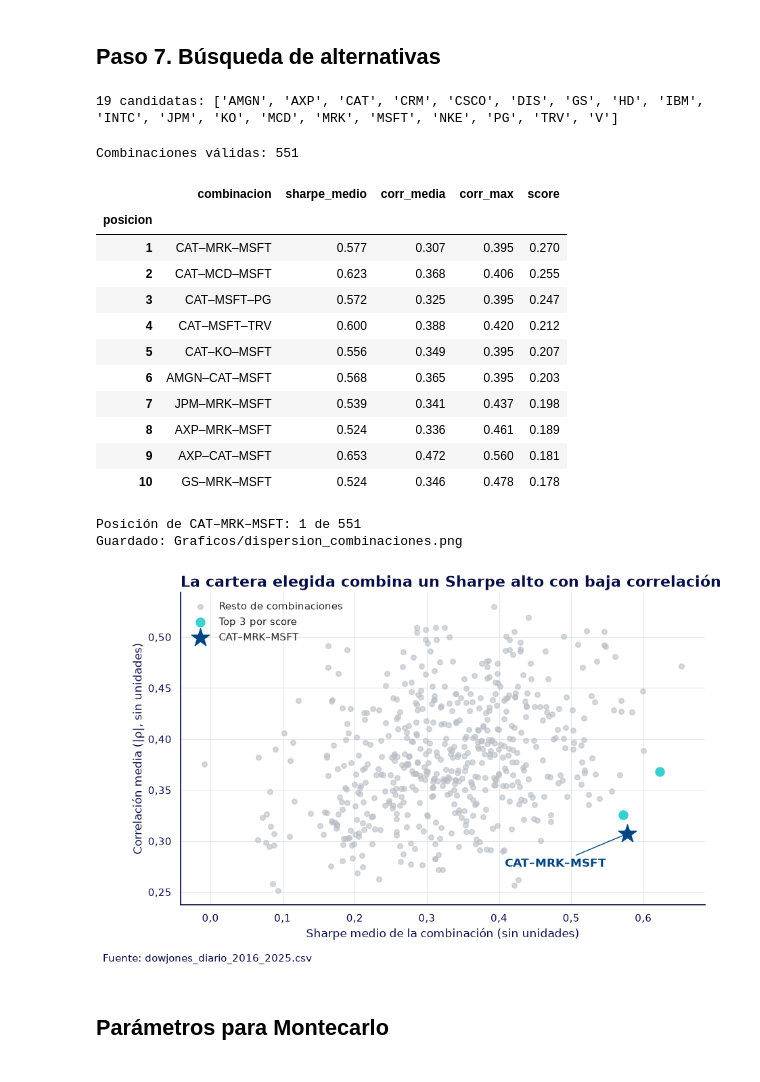
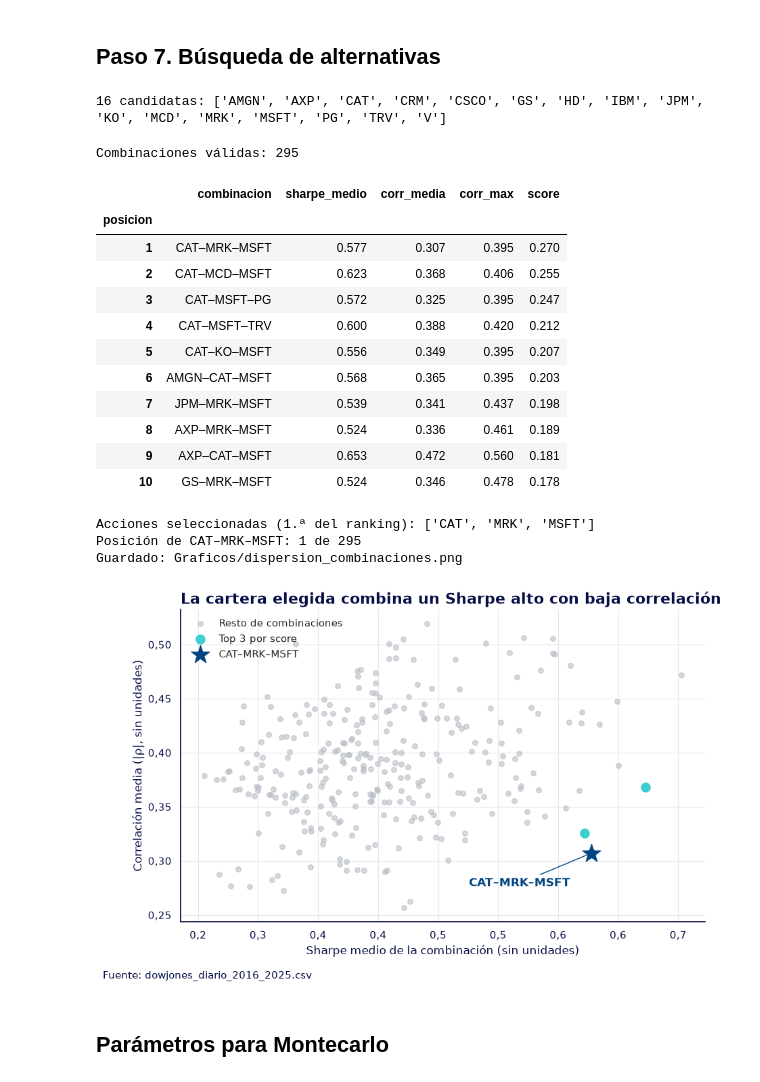
Before and after one commit to danielsoponaru/26_27_R09_Azul_Claro, a Jupyter notebook: seleccion_cartera.ipynb, the cells around one changed output. Drawn from its saved outputs; the diff is of its cells as text; code cells hidden in the pictures.

```diff
--- a/seleccion_cartera.ipynb
+++ b/seleccion_cartera.ipynb
@@ -21,7 +21,7 @@ ruta = 'Datos/Transformados/dowjones_diario_2016_2025.csv'
 dias = 252
 tasa_libre = 0.01
 
-cartera = ['CAT', 'MRK', 'MSFT']
+cartera = ['CAT', 'MRK', 'MSFT']      # el paso 7 comprueba que es la 1.ª del ranking
 
 color_CAT = BBVA['principal']
 color_MRK = BBVA['agua']
@@ -30,7 +30,11 @@ gris = BBVA['gris_dato']
 
 fuente = 'Fuente: dowjones_diario_2016_2025.csv'
 
-excluidas = ['UNH', 'BA', 'MMM', 'JNJ', 'HON', 'CVX', 'VZ', 'AAPL', 'NVDA', 'WMT']
+excluidas = {
+    'UNH': 'Eventos exógenos', 'BA': 'Eventos exógenos', 'MMM': 'Eventos exógenos', 'JNJ': 'Eventos exógenos',
+    'HON': 'Eventos exógenos', 'CVX': 'Eventos exógenos', 'VZ': 'Eventos exógenos', 'AAPL': 'Eventos exógenos',
+    'NVDA': 'Volatilidad excesiva', 'WMT': 'Problemas en sus datos de fechas',
+}
 
 # Sector GICS de cada acción del dataset (INTC y DOW los hemos asignado nosotros)
 sector = {
@@ -206,6 +210,17 @@ metricas['sharpe'] = sharpe
 metricas['sesiones'] = retornos.count()
 metricas['sector'] = metricas.index.map(sector)
 
+corr_abs = retornos.corr().abs()
+n_acciones = len(corr_abs)
+metricas['corr_media'] = (corr_abs.sum() - 1) / (n_acciones - 1)
+metricas['corr_max'] = (corr_abs - np.eye(n_acciones)).max()
+
+metricas['excluida'] = metricas.index.isin(list(excluidas))
+metricas['motivo_exclusion'] = metricas.index.map(excluidas).fillna('')
+metricas['serie_completa'] = metricas['sesiones'] == metricas['sesiones'].max()
+metricas['C1_ok'] = metricas['mu'] > 0
+metricas['C3_ok'] = metricas['sharpe'] > 0
+metricas['elegible'] = ~metricas['excluida'] & metricas['serie_completa'] & metricas['C1_ok'] & metricas['C3_ok']
 metricas['en_cartera'] = metricas.index.isin(cartera)
 metricas = metricas.sort_values('sharpe', ascending=False)
 
@@ -436,16 +451,12 @@ tabla_tesis
 # %% [markdown]
 ## Paso 7. Búsqueda de alternativas
 # %%
-candidatas = []
-for ticker in precios.columns:
-    if ticker not in excluidas and ticker != 'DOW':
-        candidatas.append(ticker)
-candidatas.sort()
+candidatas = sorted(metricas.index[metricas['elegible'].values])
 print(len(candidatas), 'candidatas:', candidatas)
 
 correlacion_cand = retornos[candidatas].corr()
 # %% [output]
-19 candidatas: ['AMGN', 'AXP', 'CAT', 'CRM', 'CSCO', 'DIS', 'GS', 'HD', 'IBM', 'INTC', 'JPM', 'KO', 'MCD', 'MRK', 'MSFT', 'NKE', 'PG', 'TRV', 'V']
+16 candidatas: ['AMGN', 'AXP', 'CAT', 'CRM', 'CSCO', 'GS', 'HD', 'IBM', 'JPM', 'KO', 'MCD', 'MRK', 'MSFT', 'PG', 'TRV', 'V']
 # %%
 resultados = []
 
@@ -485,7 +496,7 @@ ranking.to_csv('outputs/ranking_combinaciones.csv')
 print('Combinaciones válidas:', len(ranking))
 ranking.head(10).round(3)
 # %% [output]
-Combinaciones válidas: 551
+Combinaciones válidas: 295
 |  | combinacion | sharpe_medio | corr_media | corr_max | score |
 | posicion |  |  |  |  |  |
 | 1 | CAT–MRK–MSFT | 0.577 | 0.307 | 0.395 | 0.270 |
@@ -499,34 +510,39 @@ Combinaciones válidas: 551
 | 9 | AXP–CAT–MSFT | 0.653 | 0.472 | 0.560 | 0.181 |
 | 10 | GS–MRK–MSFT | 0.524 | 0.346 | 0.478 | 0.178 |
 # %%
+seleccion = ranking.loc[1, 'combinacion'].split('–')
+print('Acciones seleccionadas (1.ª del ranking):', seleccion)
+assert sorted(seleccion) == sorted(cartera), 'La selección calculada no coincide con la cartera del notebook'
+
 nuestra = ranking[ranking['combinacion'] == 'CAT–MRK–MSFT']
 posicion = nuestra.index[0]
 print('Posición de CAT–MRK–MSFT:', posicion, 'de', len(ranking))
 
 top3 = ranking.head(3)
 
 fig, ax = plt.subplots()
 ax.scatter(ranking['sharpe_medio'], ranking['corr_media'], color=gris, s=30, alpha=0.6, label='Resto de combinaciones')
 ax.scatter(top3['sharpe_medio'], top3['corr_media'], color=BBVA['agua'], s=90, alpha=0.9, label='Top 3 por score')
 ax.scatter(nuestra['sharpe_medio'], nuestra['corr_media'], color=BBVA['principal'], marker='*', s=400, label='CAT–MRK–MSFT')
 
 ax.annotate('CAT–MRK–MSFT', (nuestra['sharpe_medio'].iloc[0], nuestra['corr_media'].iloc[0]),
             xytext=(-130, -35), textcoords='offset points', fontsize=12, fontweight='bold', color=BBVA['principal'],
             arrowprops=dict(arrowstyle='-', color=BBVA['principal']))
 
 ax.set_title('La cartera elegida combina un Sharpe alto con baja correlación')
 ax.set_xlabel('Sharpe medio de la combinación (sin unidades)')
 ax.set_ylabel('Correlación media (|ρ|, sin unidades)')
 ax.xaxis.set_major_formatter(lambda v, _: fmt_es(v, 1))
 ax.yaxis.set_major_formatter(lambda v, _: fmt_es(v, 2))
 ax.legend()
 plt.figtext(0.01, -0.03, fuente, fontsize=11, color=BBVA['marino'])
 guardar_mpl(fig, 'dispersion_combinaciones')
 plt.show()
 # %% [output]
-Posición de CAT–MRK–MSFT: 1 de 551
+Acciones seleccionadas (1.ª del ranking): ['CAT', 'MRK', 'MSFT']
+Posición de CAT–MRK–MSFT: 1 de 295
 Guardado: Graficos/dispersion_combinaciones.png
-[figure, old version]
+[figure, new version]
 # %% [markdown]
 ## Parámetros para Montecarlo
 # %%
```
Also changed, not shown: parts of 3 cells of this notebook, 3 other files.
